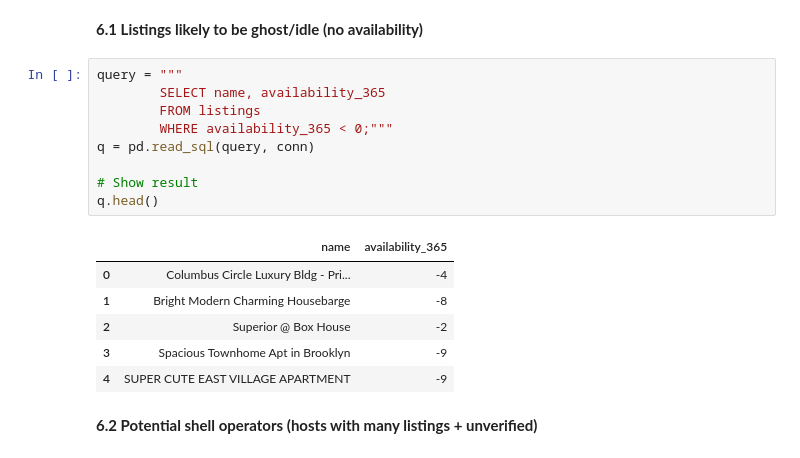
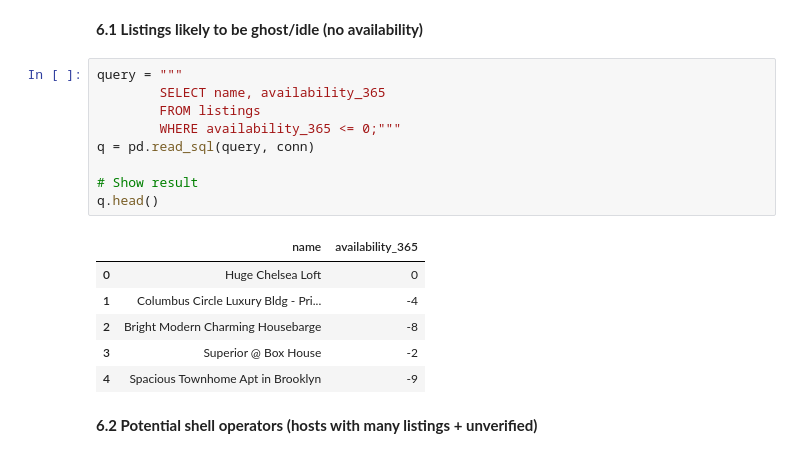
Before and after one commit to HopeMohola/Predict, a Jupyter notebook: Predict Practicals.ipynb, the cells around one changed output. Saved outputs shown, nothing was run; the diff lists cells and outputs as text.

```diff
--- a/Predict Practicals.ipynb
+++ b/Predict Practicals.ipynb
@@ -440,19 +440,19 @@ q.head()
 # %%
 query = """
         SELECT name, availability_365
         FROM listings
-        WHERE availability_365 < 0;"""
+        WHERE availability_365 <= 0;"""
 q = pd.read_sql(query, conn)
 
 # Show result
 q.head()
 # %% [output]
 |  | name | availability_365 |
-| 0 | Columbus Circle Luxury Bldg - Pri... | -4 |
-| 1 | Bright Modern Charming Housebarge | -8 |
-| 2 | Superior @ Box House | -2 |
-| 3 | Spacious Townhome Apt in Brooklyn | -9 |
-| 4 | SUPER CUTE EAST VILLAGE APARTMENT | -9 |
+| 0 | Huge Chelsea Loft | 0 |
+| 1 | Columbus Circle Luxury Bldg - Pri... | -4 |
+| 2 | Bright Modern Charming Housebarge | -8 |
+| 3 | Superior @ Box House | -2 |
+| 4 | Spacious Townhome Apt in Brooklyn | -9 |
 # %% [markdown]
 **6.2 Potential shell operators (hosts with many listings + unverified)**
 # %%
```
